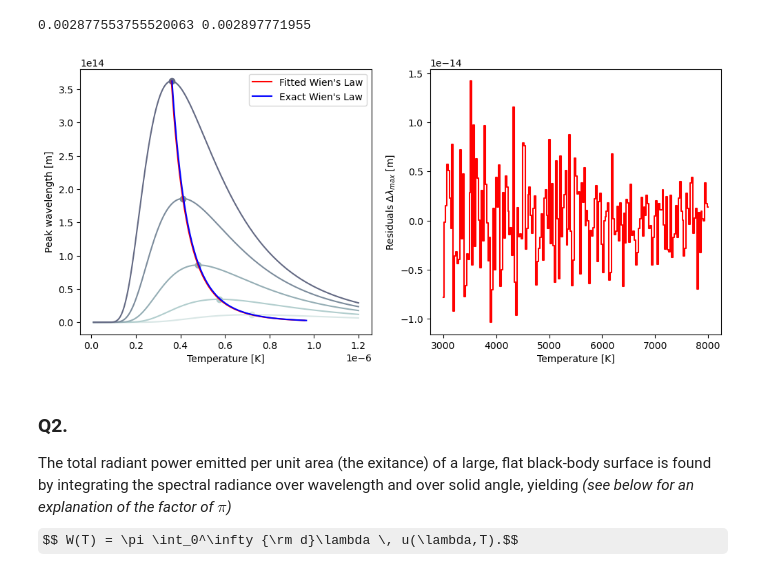
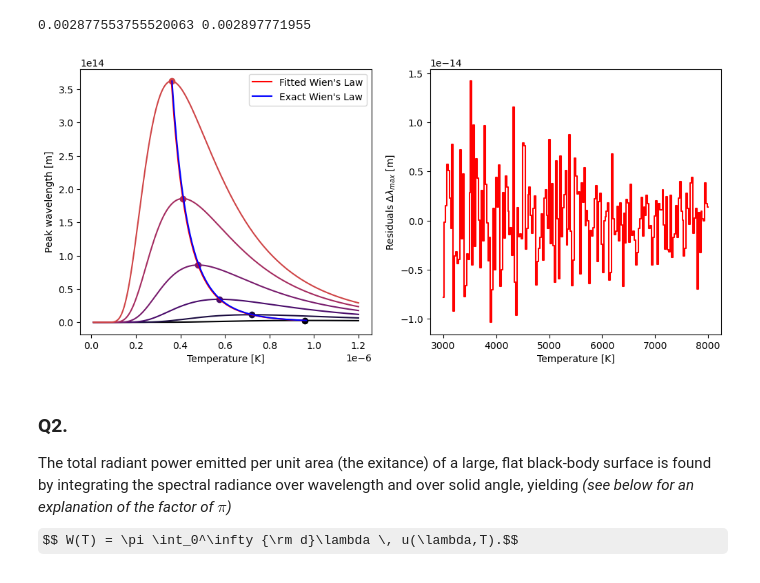
Before and after one commit to DavidLawton04/MuchStuff, a Jupyter notebook: Junior Sophister/Computer Simulation/Python/Assignment 2#/blackbody_hw.ipynb, the cells around one changed output. Cells and saved outputs as stored; diff of their text form; code cells hidden in the pictures; some formulas as TeX source.

```diff
--- a/Junior Sophister/Computer Simulation/Python/Assignment 2#/blackbody_hw.ipynb
+++ b/Junior Sophister/Computer Simulation/Python/Assignment 2#/blackbody_hw.ipynb
@@ -118,32 +118,32 @@ print(fitting.x[0], b_true)
 # %%
 fig, ax = plt.subplots(1,2, figsize=(12,5))
 # plt.tight_layout()
 
-colors = plt.cm.bone_r(np.linspace(0, 1, 10))
+colors = plt.cm.inferno(np.linspace(0, 1, 10))
 for ii, temp in enumerate(Ts):
     line, = ax[0].plot(wls, radiance(wls, temp), color=colors[ii])
     ax[0].plot(maxs[ii][0], maxs[ii][1], 'o', color = line.get_color())
 
 est_l_maxs = fun_to_fit(T2s, fitting.x[0])
 exact_l_maxs = fun_to_fit(T2s, b_true)
 rad_of_fit = radiance(est_l_maxs, T2s)
 rad_of_exact = radiance(exact_l_maxs, T2s)
 line2, = ax[0].plot(est_l_maxs, rad_of_fit, color='red', label='Fitted Wien\'s Law')
 line3, = ax[0].plot(exact_l_maxs, rad_of_exact, color='blue', label='Exact Wien\'s Law')
 
 ax[0].legend()
 ax[0].set_ylabel('Peak wavelength [m]')
 ax[0].set_xlabel('Temperature [K]')
 
 line4, = ax[1].plot(T2s, residuals(fitting.x[0], T2s, [max2[0] for max2 in max2s]), drawstyle='steps-mid', color='red', label='Residuals of fitted Wien\'s Law')
 ax[1].set_xlabel('Temperature [K]')
 ax[1].set_ylabel('Residuals $\\Delta \\lambda_{max}$ [m]')
 
 
 
 plt.show()
 # %% [output]
-[figure, old version]
+[figure, new version]
 # %% [markdown]
 ### Q2.
 The total radiant power emitted per unit area (the exitance) of a large, flat black-body surface is found by integrating the spectral radiance over wavelength and over solid angle, yielding *(see below for an explanation of the factor of $\pi$)*
```
Also changed, not shown: parts of 4 cells of this notebook, 5 other files.
